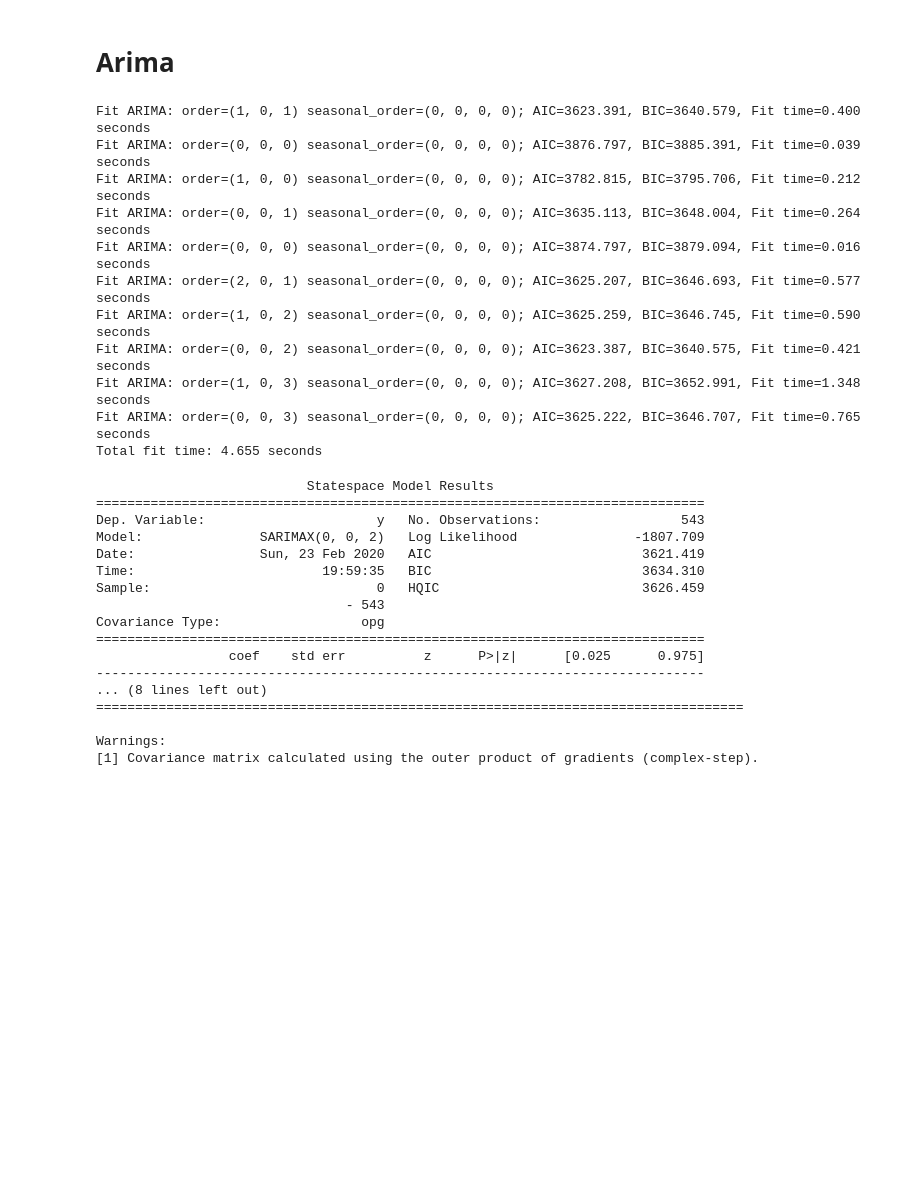
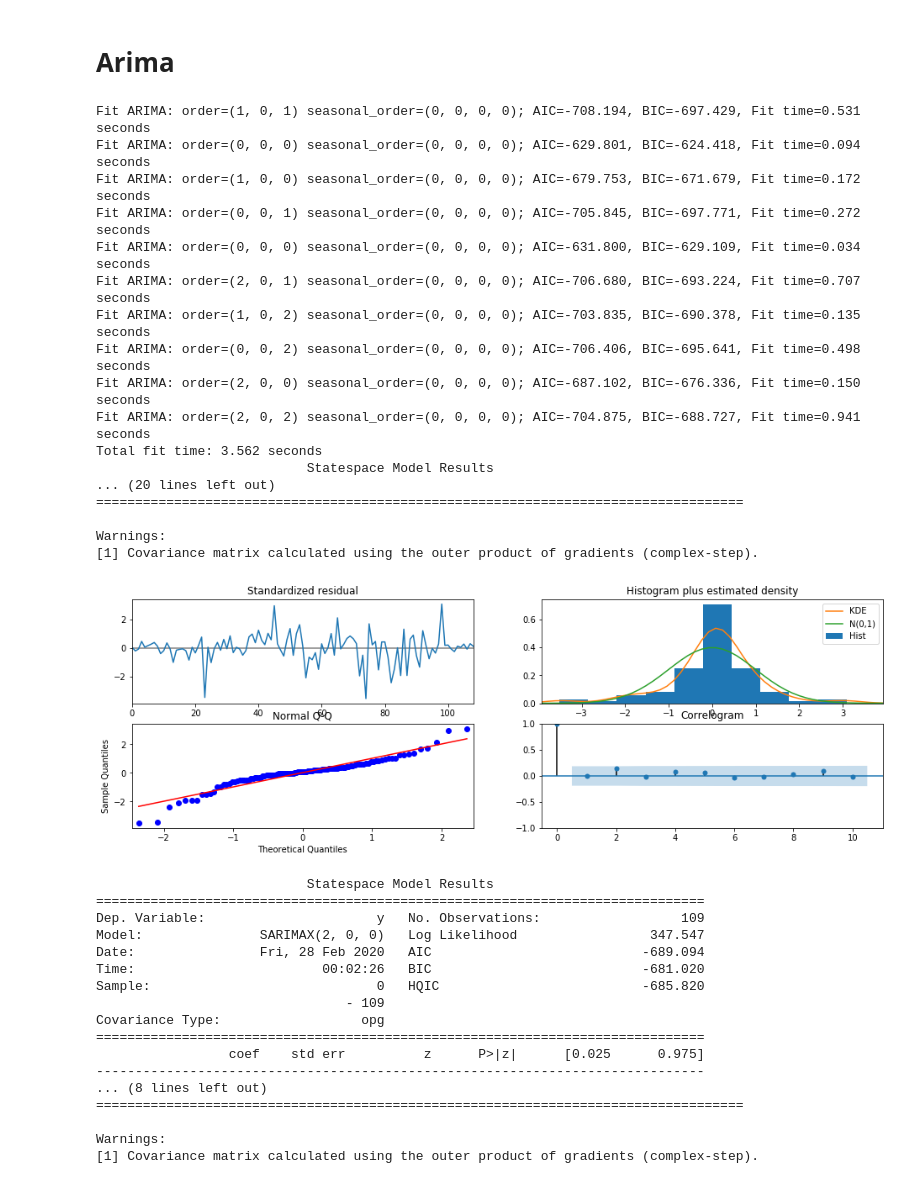
Before and after one commit to jdsuarez10/Calibraci-n-cruva-forward, a Jupyter notebook: Taller de derivados.ipynb, the cells around one changed output. Cells and saved outputs as stored; diff of their text form; code cells hidden in the pictures; blank space fills up the shorter version.

```diff
--- a/Taller de derivados.ipynb
+++ b/Taller de derivados.ipynb
@@ -526,40 +470,62 @@ componente_1.shape
 # %% [markdown]
 # Arima
 # %%
+import pmdarima as pm
 from pmdarima.arima import auto_arima
-df_sarima=componente_1
-step_wise=auto_arima(df_sarima, start_p=0, start_q=0, max_p=3, max_d=2,
- max_q=12, d=0,seasonal=False,
-trace=True,
- error_action='ignore',
- suppress_warnings=True,
- stepwise=True )
+
+
+df_1=componente_1
+model = pm.auto_arima(df_1, start_p=1, start_q=1,
+                      test='adf',       # use adftest to find optimal 'd'
+                      max_p=3, max_q=3, # maximum p and q
+                      m=1,              # frequency of series
+                      d=None,           # let model determine 'd'
+                      seasonal=False,   # No Seasonality
+                      start_P=0,
+                      D=0,
+                      trace=True,
+                      error_action='ignore',
+                      suppress_warnings=True,
+                      stepwise=True)
+
+print(model.summary())
 # %% [output]
-Fit ARIMA: order=(1, 0, 1) seasonal_order=(0, 0, 0, 0); AIC=3623.391, BIC=3640.579, Fit time=0.400 seconds
-Fit ARIMA: order=(0, 0, 0) seasonal_order=(0, 0, 0, 0); AIC=3876.797, BIC=3885.391, Fit time=0.039 seconds
-Fit ARIMA: order=(1, 0, 0) seasonal_order=(0, 0, 0, 0); AIC=3782.815, BIC=3795.706, Fit time=0.212 seconds
-Fit ARIMA: order=(0, 0, 1) seasonal_order=(0, 0, 0, 0); AIC=3635.113, BIC=3648.004, Fit time=0.264 seconds
-Fit ARIMA: order=(0, 0, 0) seasonal_order=(0, 0, 0, 0); AIC=3874.797, BIC=3879.094, Fit time=0.016 seconds
-Fit ARIMA: order=(2, 0, 1) seasonal_order=(0, 0, 0, 0); AIC=3625.207, BIC=3646.693, Fit time=0.577 seconds
-Fit ARIMA: order=(1, 0, 2) seasonal_order=(0, 0, 0, 0); AIC=3625.259, BIC=3646.745, Fit time=0.590 seconds
-Fit ARIMA: order=(0, 0, 2) seasonal_order=(0, 0, 0, 0); AIC=3623.387, BIC=3640.575, Fit time=0.421 seconds
-Fit ARIMA: order=(1, 0, 3) seasonal_order=(0, 0, 0, 0); AIC=3627.208, BIC=3652.991, Fit time=1.348 seconds
-Fit ARIMA: order=(0, 0, 3) seasonal_order=(0, 0, 0, 0); AIC=3625.222, BIC=3646.707, Fit time=0.765 seconds
-Total fit time: 4.655 seconds
+Fit ARIMA: order=(1, 0, 1) seasonal_order=(0, 0, 0, 0); AIC=-708.194, BIC=-697.429, Fit time=0.531 seconds
+Fit ARIMA: order=(0, 0, 0) seasonal_order=(0, 0, 0, 0); AIC=-629.801, BIC=-624.418, Fit time=0.094 seconds
+Fit ARIMA: order=(1, 0, 0) seasonal_order=(0, 0, 0, 0); AIC=-679.753, BIC=-671.679, Fit time=0.172 seconds
+Fit ARIMA: order=(0, 0, 1) seasonal_order=(0, 0, 0, 0); AIC=-705.845, BIC=-697.771, Fit time=0.272 seconds
+Fit ARIMA: order=(0, 0, 0) seasonal_order=(0, 0, 0, 0); AIC=-631.800, BIC=-629.109, Fit time=0.034 seconds
+Fit ARIMA: order=(2, 0, 1) seasonal_order=(0, 0, 0, 0); AIC=-706.680, BIC=-693.224, Fit time=0.707 seconds
+Fit ARIMA: order=(1, 0, 2) seasonal_order=(0, 0, 0, 0); AIC=-703.835, BIC=-690.378, Fit time=0.135 seconds
+Fit ARIMA: order=(0, 0, 2) seasonal_order=(0, 0, 0, 0); AIC=-706.406, BIC=-695.641, Fit time=0.498 seconds
+Fit ARIMA: order=(2, 0, 0) seasonal_order=(0, 0, 0, 0); AIC=-687.102, BIC=-676.336, Fit time=0.150 seconds
+Fit ARIMA: order=(2, 0, 2) seasonal_order=(0, 0, 0, 0); AIC=-704.875, BIC=-688.727, Fit time=0.941 seconds
+Total fit time: 3.562 seconds
+                           Statespace Model Results
+... (20 lines left out)
+===================================================================================
+
+Warnings:
+[1] Covariance matrix calculated using the outer product of gradients (complex-step).
+# %%
+model.plot_diagnostics(figsize=(16,5))
+plt.show()
+# %% [output]
+[figure, added]
 # %%
 import statsmodels.api as sm
-model=sm.tsa.statespace.SARIMAX(endog=df_sarima,order=(0,0,2),enforce_invertibility=False)
+model=sm.tsa.statespace.SARIMAX(endog=df_1,order=(2,0,0),enforce_invertibility=False)
 results=model.fit()
 print(results.summary())
 # %% [output]
                            Statespace Model Results
 ==============================================================================
-Dep. Variable:                      y   No. Observations:                  543
-Model:               SARIMAX(0, 0, 2)   Log Likelihood               -1807.709
-Date:                Sun, 23 Feb 2020   AIC                           3621.419
-Time:                        19:59:35   BIC                           3634.310
-Sample:                             0   HQIC                          3626.459
-                                - 543
+Dep. Variable:                      y   No. Observations:                  109
+Model:               SARIMAX(2, 0, 0)   Log Likelihood                 347.547
+Date:                Fri, 28 Feb 2020   AIC                           -689.094
+Time:                        00:02:26   BIC                           -681.020
+Sample:                             0   HQIC                          -685.820
+                                - 109
 Covariance Type:                  opg
 ==============================================================================
                  coef    std err          z      P>|z|      [0.025      0.975]
```
Also changed, not shown: parts of 58 cells of this notebook.
